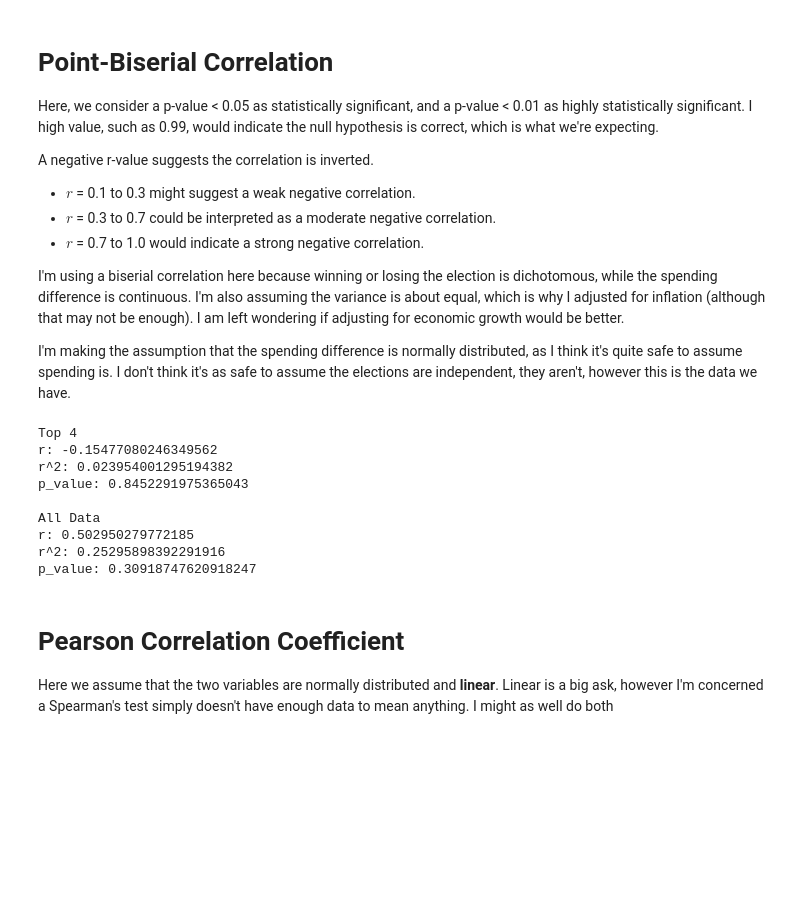
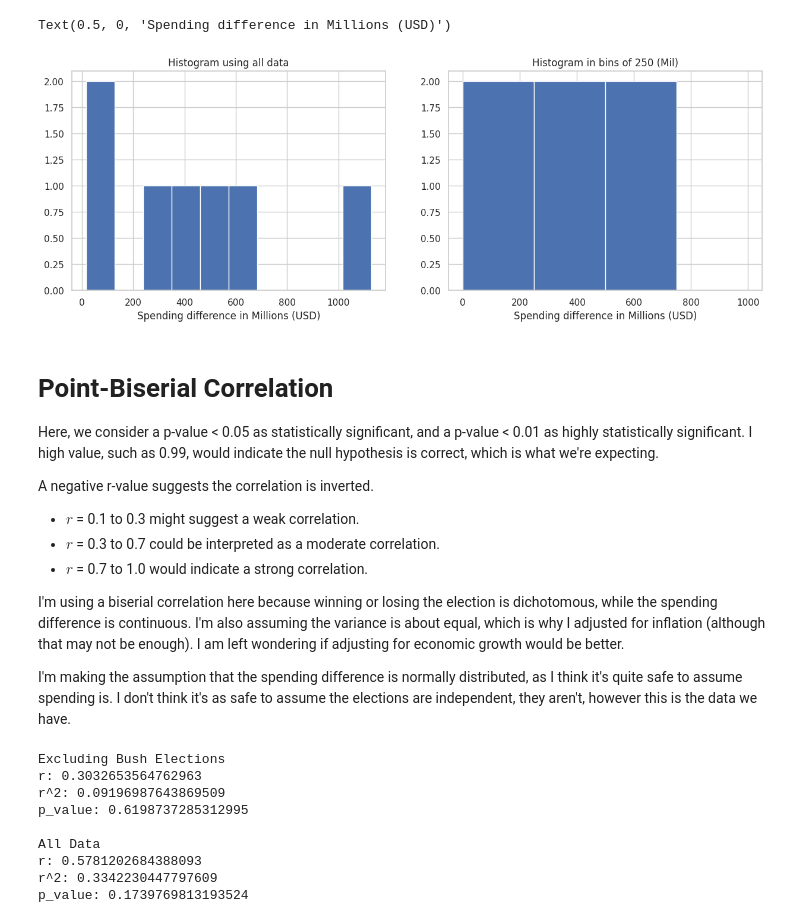
Before and after one commit to thansen0/election-p-value, a Jupyter notebook: election.ipynb, the cells around one changed output. Drawn from its saved outputs; the diff is of its cells as text; code cells hidden in the pictures; blank space fills up the shorter version.

Commit message:
added section on normal distributions

```diff
--- a/election.ipynb
+++ b/election.ipynb
@@ -119,3 +130,19 @@ elfd
+# %%
+fig = plt.figure()
+fig.set_figwidth(15)
+
+plt.subplot(1, 2, 1)
+plt.hist(abs(elfdi["spend_diff"]/1000000))
+plt.title("Histogram using all data")
+plt.xlabel("Spending difference in Millions (USD)")
+
+plt.subplot(1, 2, 2)
+plt.hist(abs(elfdi["spend_diff"]/1000000), bins=np.arange(0, 1000 + 250, 250), range=(0, 1000))
+plt.title("Histogram in bins of 250 (Mil)")
+plt.xlabel("Spending difference in Millions (USD)")
+# %% [output]
+Text(0.5, 0, 'Spending difference in Millions (USD)')
+[figure, added]
 # %% [markdown]
 # Point‐Biserial Correlation
 
@@ -123,9 +150,9 @@ Here, we consider a p-value < 0.05 as statistically significant, and a p-value <
 
 A negative r-value suggests the correlation is inverted.
 
- - $r$ = 0.1 to 0.3 might suggest a weak negative correlation.
- - $r$ = 0.3 to 0.7 could be interpreted as a moderate negative correlation.
- - $r$ = 0.7 to 1.0 would indicate a strong negative correlation.
+ - $r$ = 0.1 to 0.3 might suggest a weak correlation.
+ - $r$ = 0.3 to 0.7 could be interpreted as a moderate correlation.
+ - $r$ = 0.7 to 1.0 would indicate a strong correlation.
 
  I'm using a biserial correlation here because winning or losing the election is dichotomous, while the spending difference is continuous. I'm also assuming the variance is about equal, which is why I adjusted for inflation (although that may not be enough). I am left wondering if adjusting for economic growth would be better.
 
@@ -133,30 +160,26 @@ A negative r-value suggests the correlation is inverted.
 # %%
 from scipy.stats import pointbiserialr
 # %%
-elfd_3 = elfd.head(4)
+elfdi_5 = elfdi.head(5)
 
-print("Top 4")
-r, p_value = pointbiserialr(elfd_3['Democrat_act_win'], elfd_3['spend_diff'])
+print("Excluding Bush Elections")
+r, p_value = pointbiserialr(elfdi_5['spend_diff'], elfdi_5['Democrat_act_win'])
 print("r:", r)
 print("r^2:", r**2)
 print("p_value:", p_value)
 
 print("\nAll Data")
-r, p_value = pointbiserialr(elfd['Democrat_act_win'], elfd['spend_diff'])
+r, p_value = pointbiserialr(elfdi['spend_diff'], elfdi['Democrat_act_win'])
 print("r:", r)
 print("r^2:", r**2)
 print("p_value:", p_value)
 # %% [output]
-Top 4
-r: -0.15477080246349562
-r^2: 0.023954001295194382
-p_value: 0.8452291975365043
+Excluding Bush Elections
+r: 0.3032653564762963
+r^2: 0.09196987643869509
+p_value: 0.6198737285312995
 
 All Data
-r: 0.502950279772185
-r^2: 0.25295898392291916
-p_value: 0.30918747620918247
+r: 0.5781202684388093
+r^2: 0.3342230447797609
+p_value: 0.1739769813193524
-# %% [markdown]
-# Pearson Correlation Coefficient
-
-Here we assume that the two variables are normally distributed and **linear**. Linear is a big ask, however I'm concerned a Spearman's test simply doesn't have enough data to mean anything. I might as well do both
```
Also changed, not shown: parts of 16 cells of this notebook.
